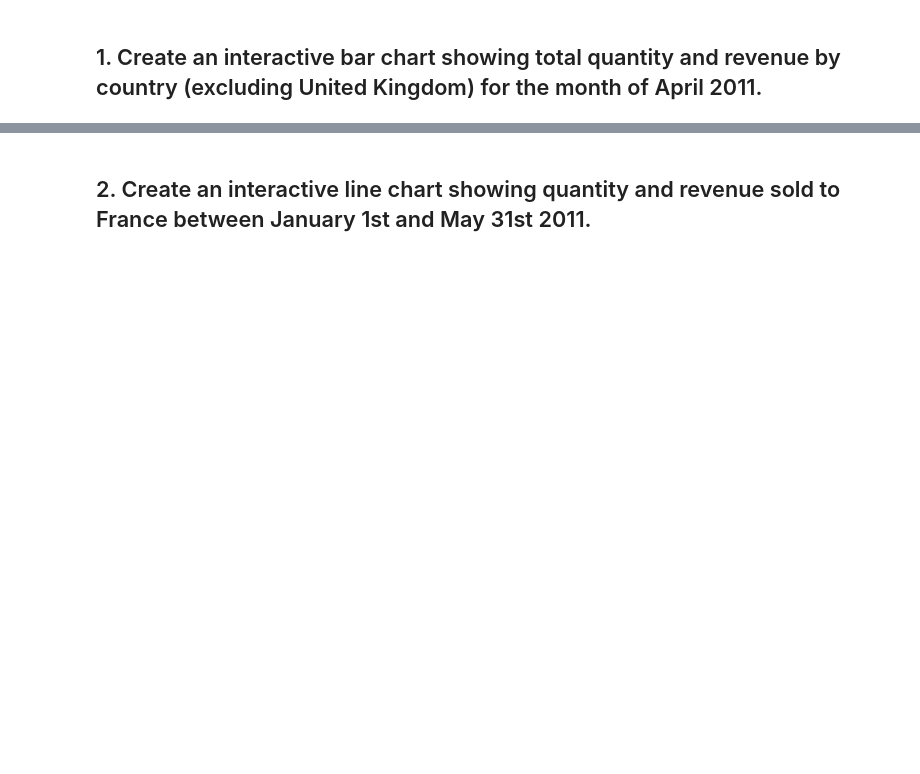
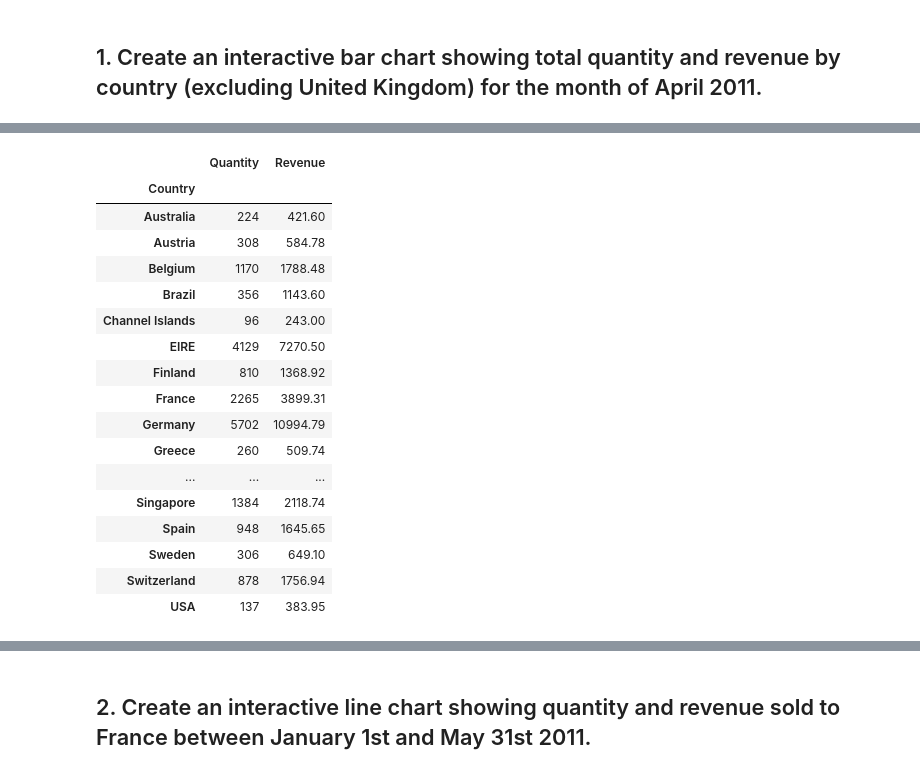
Before and after one commit to ironhack-datalabs/datamad0120, a Jupyter notebook: module-2/lab-interactive-visualization/your-code/main.ipynb, the cells around one changed output, grey strips where cells are left out. Cells and saved outputs as stored; diff of their text form; code cells hidden in the pictures; blank space fills up the shorter version.

```diff
--- a/module-2/lab-interactive-visualization/your-code/main.ipynb
+++ b/module-2/lab-interactive-visualization/your-code/main.ipynb
@@ -19,0 +35,22 @@ data = pd.read_excel('../Online Retail.xlsx')
+# %%
+df2 = df1.groupby(["Country"])[(["Quantity", "Revenue"])].sum()
+display(df2)
+# %% [output]
+|  | Quantity | Revenue |
+| Country |  |  |
+| Australia | 224 | 421.60 |
+| Austria | 308 | 584.78 |
+| Belgium | 1170 | 1788.48 |
+| Brazil | 356 | 1143.60 |
+| Channel Islands | 96 | 243.00 |
+| EIRE | 4129 | 7270.50 |
+| Finland | 810 | 1368.92 |
+| France | 2265 | 3899.31 |
+| Germany | 5702 | 10994.79 |
+| Greece | 260 | 509.74 |
+| ... | ... | ... |
+| Singapore | 1384 | 2118.74 |
+| Spain | 948 | 1645.65 |
+| Sweden | 306 | 649.10 |
+| Switzerland | 878 | 1756.94 |
+| USA | 137 | 383.95 |
```
Also changed, not shown: parts of 8 cells of this notebook.
